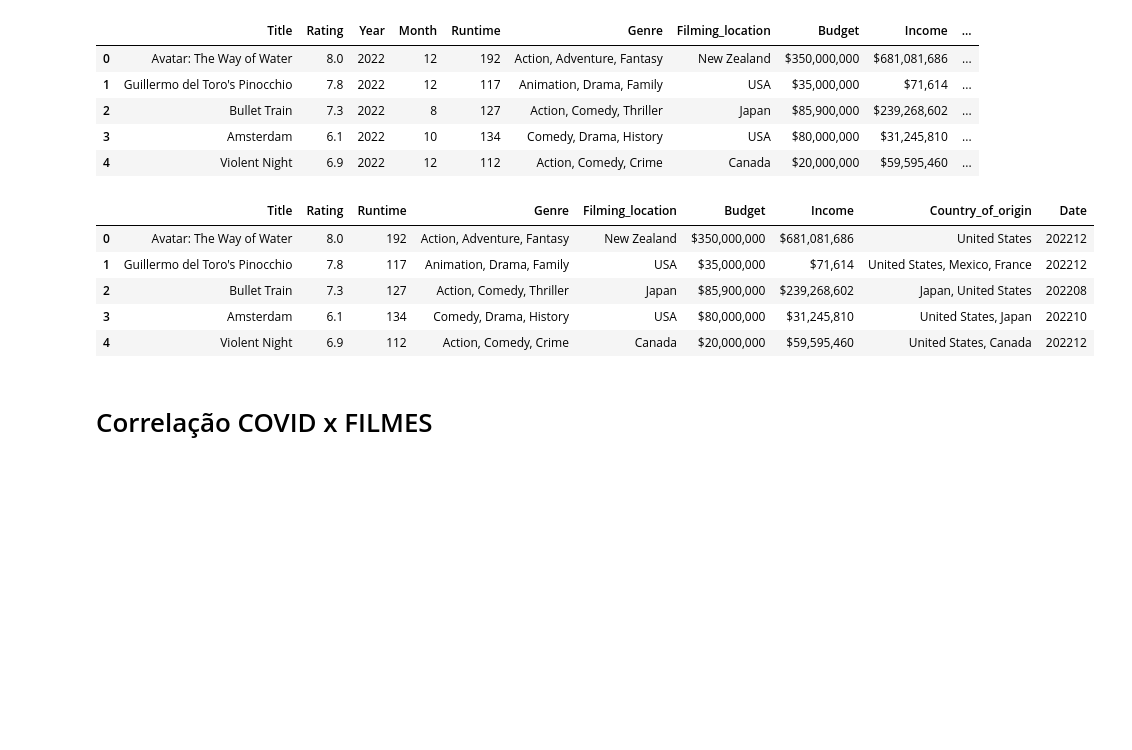
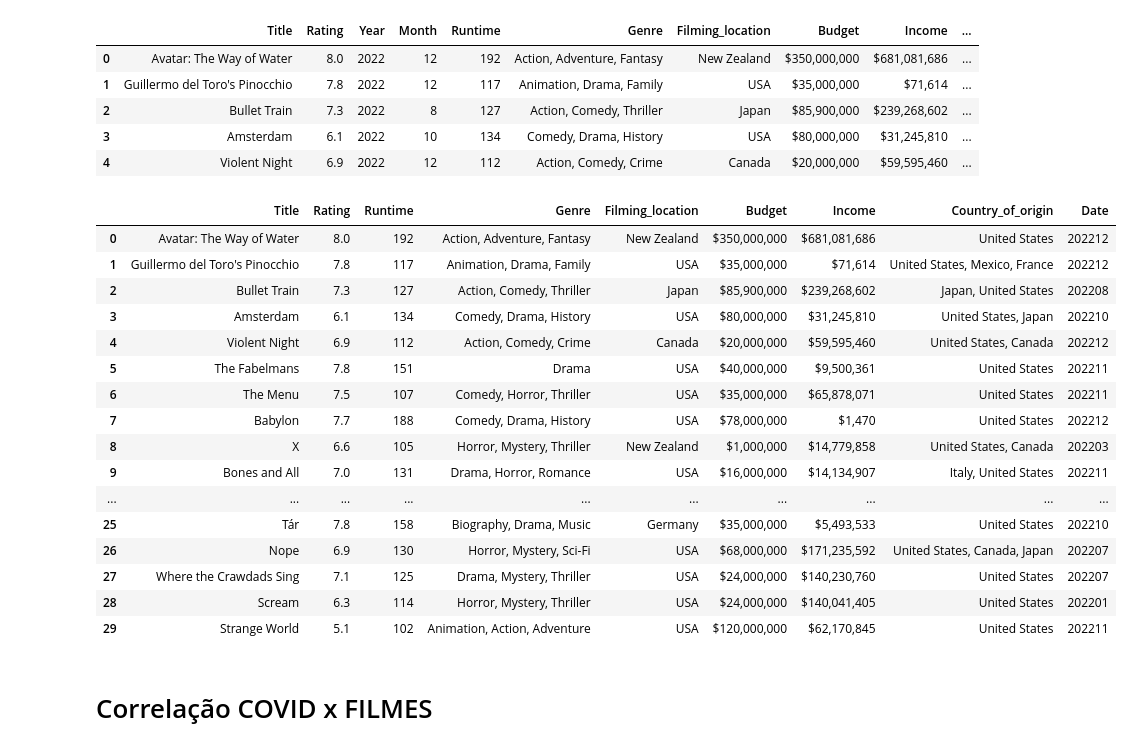
Before and after one commit to gabrielcgo/PROJETOBLUESUB, a Jupyter notebook: notebooks/playground/COVID_correlacao_Filmes2.ipynb, the cells around one changed output. Saved outputs shown, nothing was run; the diff lists cells and outputs as text; code cells hidden in the pictures; blank space fills up the shorter version.

```diff
--- a/notebooks/playground/COVID_correlacao_Filmes2.ipynb
+++ b/notebooks/playground/COVID_correlacao_Filmes2.ipynb
@@ -73,14 +73,25 @@ movies2['Date'] = pd.to_datetime(movies2['Date'])
 
 movies2['Date'] = movies2['Date'].map(lambda x: 100*x.year + x.month)
 # %%
-movies2.head()
+movies2.head(30)
 # %% [output]
 |  | Title | Rating | Runtime | Genre | Filming_location | Budget | Income | Country_of_origin | Date |
 | 0 | Avatar: The Way of Water | 8.0 | 192 | Action, Adventure, Fantasy | New Zealand | $350,000,000 | $681,081,686 | United States | 202212 |
 | 1 | Guillermo del Toro's Pinocchio | 7.8 | 117 | Animation, Drama, Family | USA | $35,000,000 | $71,614 | United States, Mexico, France | 202212 |
 | 2 | Bullet Train | 7.3 | 127 | Action, Comedy, Thriller | Japan | $85,900,000 | $239,268,602 | Japan, United States | 202208 |
 | 3 | Amsterdam | 6.1 | 134 | Comedy, Drama, History | USA | $80,000,000 | $31,245,810 | United States, Japan | 202210 |
 | 4 | Violent Night | 6.9 | 112 | Action, Comedy, Crime | Canada | $20,000,000 | $59,595,460 | United States, Canada | 202212 |
+| 5 | The Fabelmans | 7.8 | 151 | Drama | USA | $40,000,000 | $9,500,361 | United States | 202211 |
+| 6 | The Menu | 7.5 | 107 | Comedy, Horror, Thriller | USA | $35,000,000 | $65,878,071 | United States | 202211 |
+| 7 | Babylon | 7.7 | 188 | Comedy, Drama, History | USA | $78,000,000 | $1,470 | United States | 202212 |
+| 8 | X | 6.6 | 105 | Horror, Mystery, Thriller | New Zealand | $1,000,000 | $14,779,858 | United States, Canada | 202203 |
+| 9 | Bones and All | 7.0 | 131 | Drama, Horror, Romance | USA | $16,000,000 | $14,134,907 | Italy, United States | 202211 |
+| ... | ... | ... | ... | ... | ... | ... | ... | ... | ... |
+| 25 | Tár | 7.8 | 158 | Biography, Drama, Music | Germany | $35,000,000 | $5,493,533 | United States | 202210 |
+| 26 | Nope | 6.9 | 130 | Horror, Mystery, Sci-Fi | USA | $68,000,000 | $171,235,592 | United States, Canada, Japan | 202207 |
+| 27 | Where the Crawdads Sing | 7.1 | 125 | Drama, Mystery, Thriller | USA | $24,000,000 | $140,230,760 | United States | 202207 |
+| 28 | Scream | 6.3 | 114 | Horror, Mystery, Thriller | USA | $24,000,000 | $140,041,405 | United States | 202201 |
+| 29 | Strange World | 5.1 | 102 | Animation, Action, Adventure | USA | $120,000,000 | $62,170,845 | United States | 202211 |
 # %% [markdown]
 #   Correlação COVID x FILMES
 # %%
```
Also changed, not shown: parts of 7 cells of this notebook.
